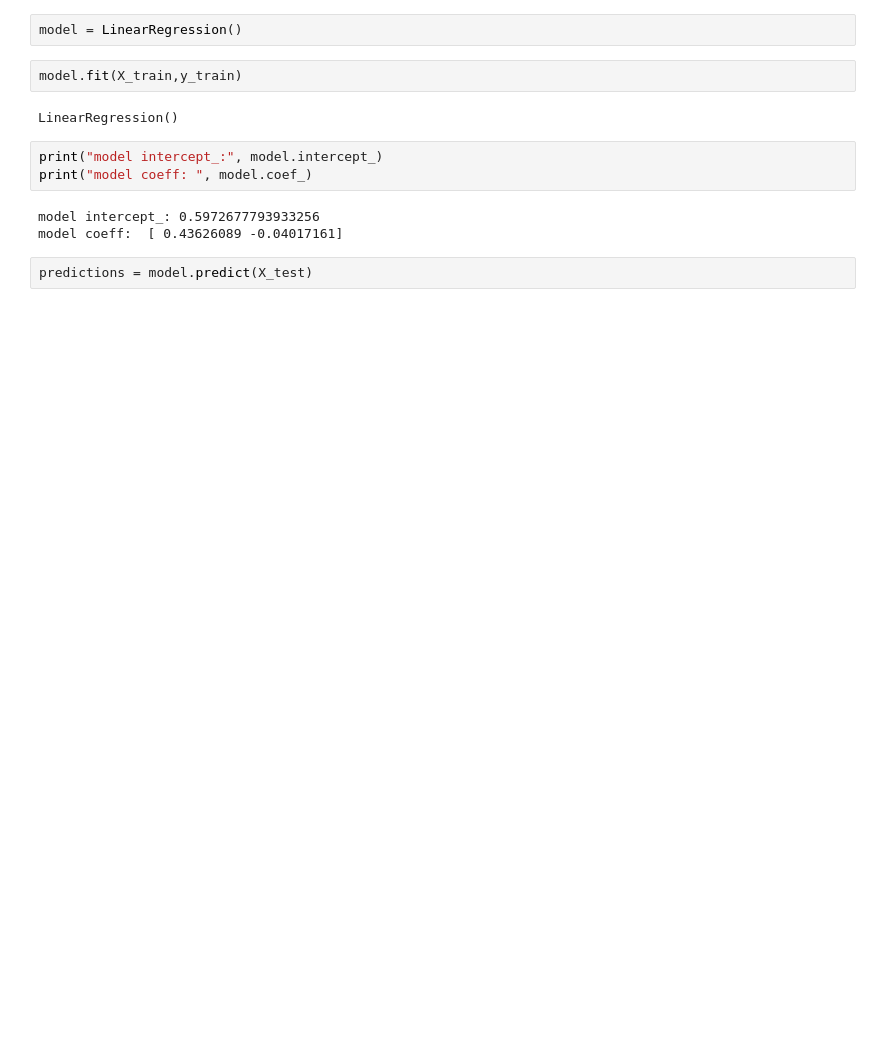
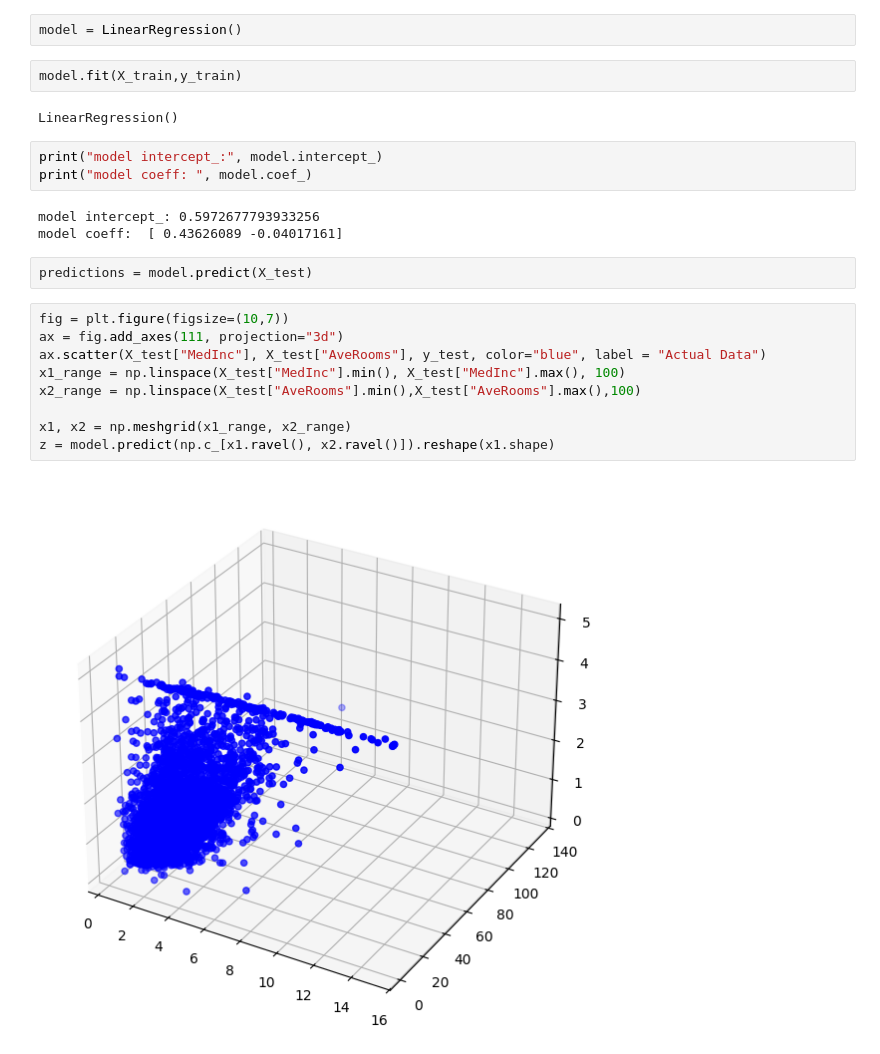
Before and after one commit to dipak1920basnet/Python-Implementation-of-Linear-Regression, a Jupyter notebook: multiple_linear.ipynb, the cells around one changed output. Saved outputs shown, nothing was run; the diff lists cells and outputs as text; blank space fills up the shorter version.

Commit message:
predict z values

```diff
--- a/multiple_linear.ipynb
+++ b/multiple_linear.ipynb
@@ -49,3 +49,14 @@ model intercept_: 0.5972677793933256
 model coeff:  [ 0.43626089 -0.04017161]
 # %%
 predictions = model.predict(X_test)
+# %%
+fig = plt.figure(figsize=(10,7))
+ax = fig.add_axes(111, projection="3d")
+ax.scatter(X_test["MedInc"], X_test["AveRooms"], y_test, color="blue", label = "Actual Data")
+x1_range = np.linspace(X_test["MedInc"].min(), X_test["MedInc"].max(), 100)
+x2_range = np.linspace(X_test["AveRooms"].min(),X_test["AveRooms"].max(),100)
+
+x1, x2 = np.meshgrid(x1_range, x2_range)
+z = model.predict(np.c_[x1.ravel(), x2.ravel()]).reshape(x1.shape)
+# %% [output]
+[figure, added]
```
